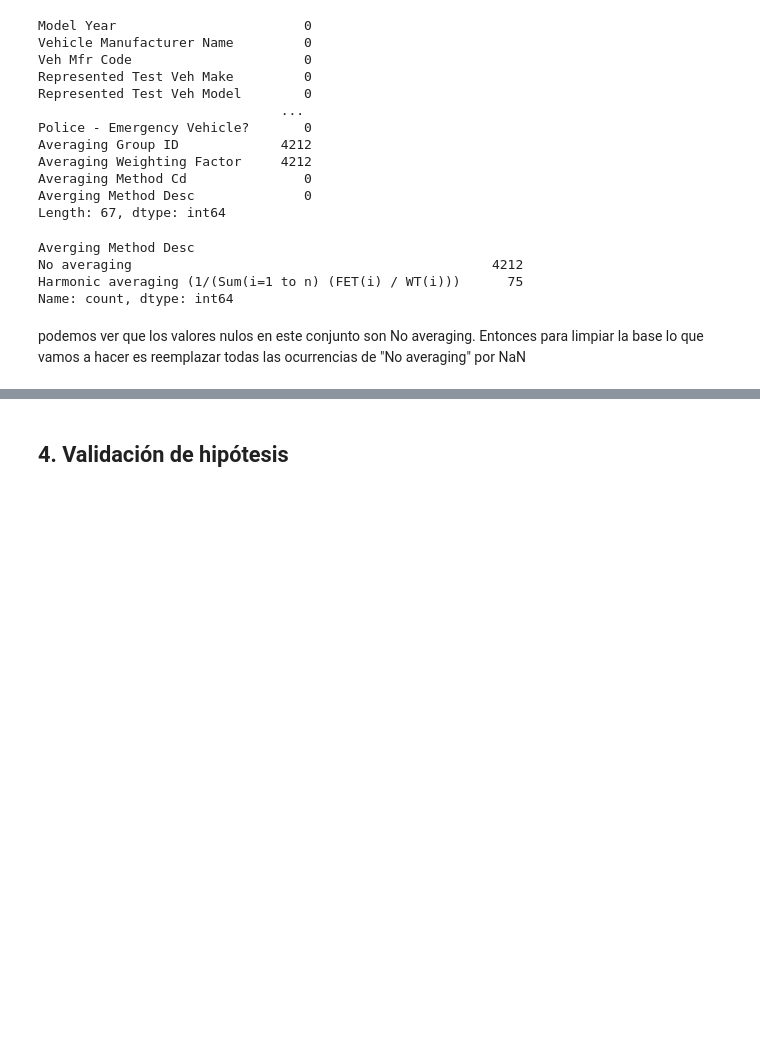
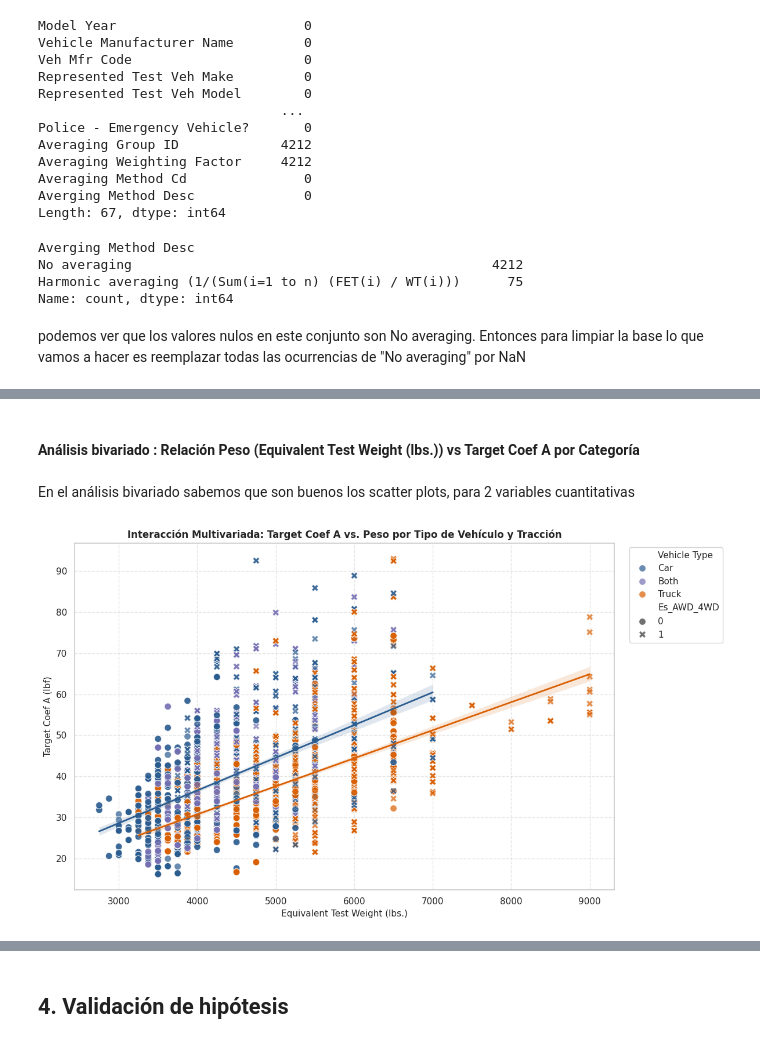
Before and after one commit to jpedonediez/Fundamentos, a Jupyter notebook: tpe_EPA_FE.ipynb, the cells around one changed output, grey strips where cells are left out. Drawn from its saved outputs; the diff is of its cells as text; code cells hidden in the pictures; blank space fills up the shorter version.

```diff
--- a/tpe_EPA_FE.ipynb
+++ b/tpe_EPA_FE.ipynb
@@ -143,0 +556,45 @@ Length: 67, dtype: int64
+# %% [markdown]
+#### Análisis bivariado : Relación Peso (Equivalent Test Weight (lbs.)) vs Target Coef A por Categoría
+# %% [markdown]
+En el análisis bivariado sabemos que son buenos los scatter plots, para 2 variables cuantitativas
+# %%
+plt.figure(figsize=(12,7))
+sns.scatterplot(
+    data=dataset['h4_df'],
+    x='Equivalent Test Weight (lbs.)',
+    y=dataset['h4_var_dep'],
+    hue='Vehicle Type',
+    style='Es_AWD_4WD',
+    alpha=0.7,
+    s=70,
+    palette={'Car': '#2b5c8f', 'Truck': '#d95f02', 'Both': '#7570b3'}
+)
+
+# Ajuste de líneas de tendencia por grupo para evaluar cambios de pendiente
+sns.regplot(
+    data=dataset['h4_df'][dataset['h4_df']['Vehicle Type'] == 'Car'],
+    x='Equivalent Test Weight (lbs.)',
+    y=dataset['h4_var_dep'],
+    scatter=False,
+    color='#2b5c8f',
+    line_kws={'label': 'Tendencia Cars', 'linewidth': 2}
+)
+
+sns.regplot(
+    data=dataset['h4_df'][dataset['h4_df']['Vehicle Type'] == 'Truck'],
+    x='Equivalent Test Weight (lbs.)',
+    y=dataset['h4_var_dep'],
+    scatter=False,
+    color='#d95f02',
+    line_kws={'label': 'Tendencia Trucks', 'linewidth': 2}
+)
+
+plt.title('Interacción Multivariada: Target Coef A vs. Peso por Tipo de Vehículo y Tracción', fontweight='bold', fontsize=12)
+plt.xlabel('Equivalent Test Weight (lbs.)', fontsize=11)
+plt.ylabel('Target Coef A (lbf)', fontsize=11)
+plt.legend(bbox_to_anchor=(1.02, 1), loc='upper left')
+plt.grid(True, linestyle='--', alpha=0.5)
+plt.tight_layout()
+plt.show()
+# %% [output]
+[figure, added]
```
Also changed, not shown: parts of 50 cells of this notebook, 1 other file.
